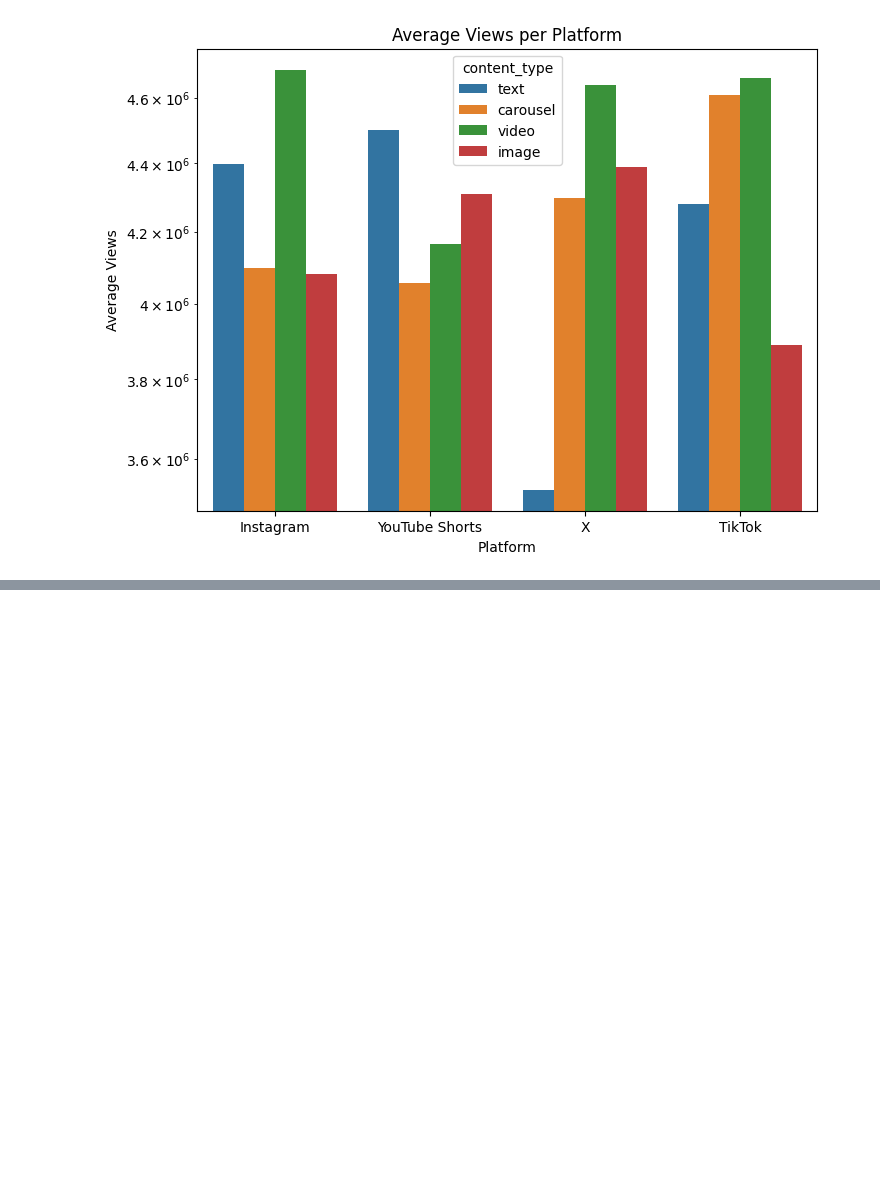
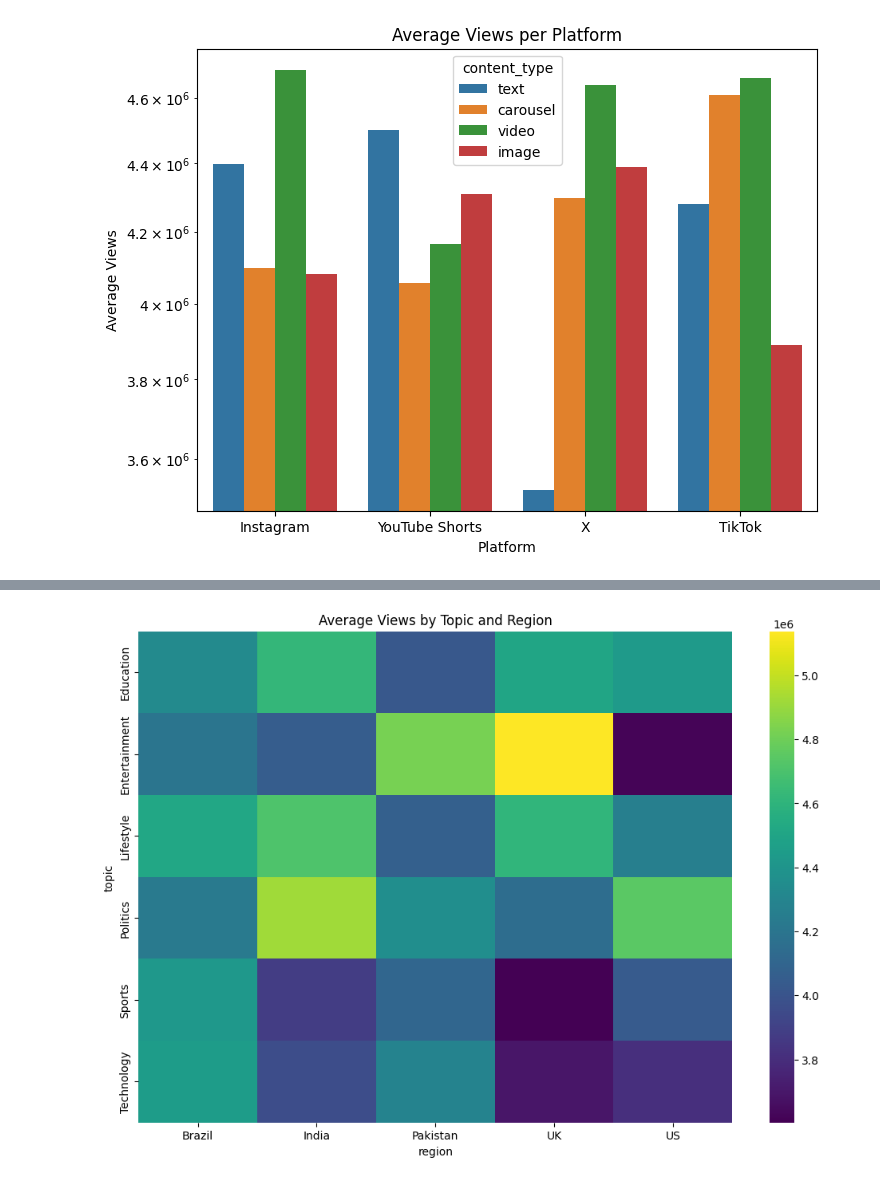
Before and after one commit to mayurimamdi/SocialMediaEDAandAnalysis, a Jupyter notebook: notebooks/EDA.ipynb, the cells around one changed output, grey strips where cells are left out. Cells and saved outputs as stored; diff of their text form; code cells hidden in the pictures; blank space fills up the shorter version.

```diff
--- a/notebooks/EDA.ipynb
+++ b/notebooks/EDA.ipynb
@@ -402,0 +438,28 @@ The `ci` parameter is deprecated. Use `errorbar=None` for the same effect.
+# %%
+topic_region_perf = (
+    df.groupby(['topic', 'region'])
+      .agg(
+          avg_views=('views', 'mean'),
+          avg_likes=('likes', 'mean'),
+          avg_comments=('comments', 'mean'),
+          avg_share=('shares','mean'),
+          avg_engagement=('engagement_rate', 'mean')
+      )
+      .reset_index()
+)
+# %%
+pivot_views = topic_region_perf.pivot(
+    index='topic',
+    columns='region',
+    values='avg_views'
+)
+
+plt.figure(figsize=(12,8))
+sns.heatmap(
+    pivot_views,
+    cmap='viridis'
+)
+plt.title("Average Views by Topic and Region")
+plt.show()
+# %% [output]
+[figure, added]
```
Also changed, not shown: parts of 18 cells of this notebook.
